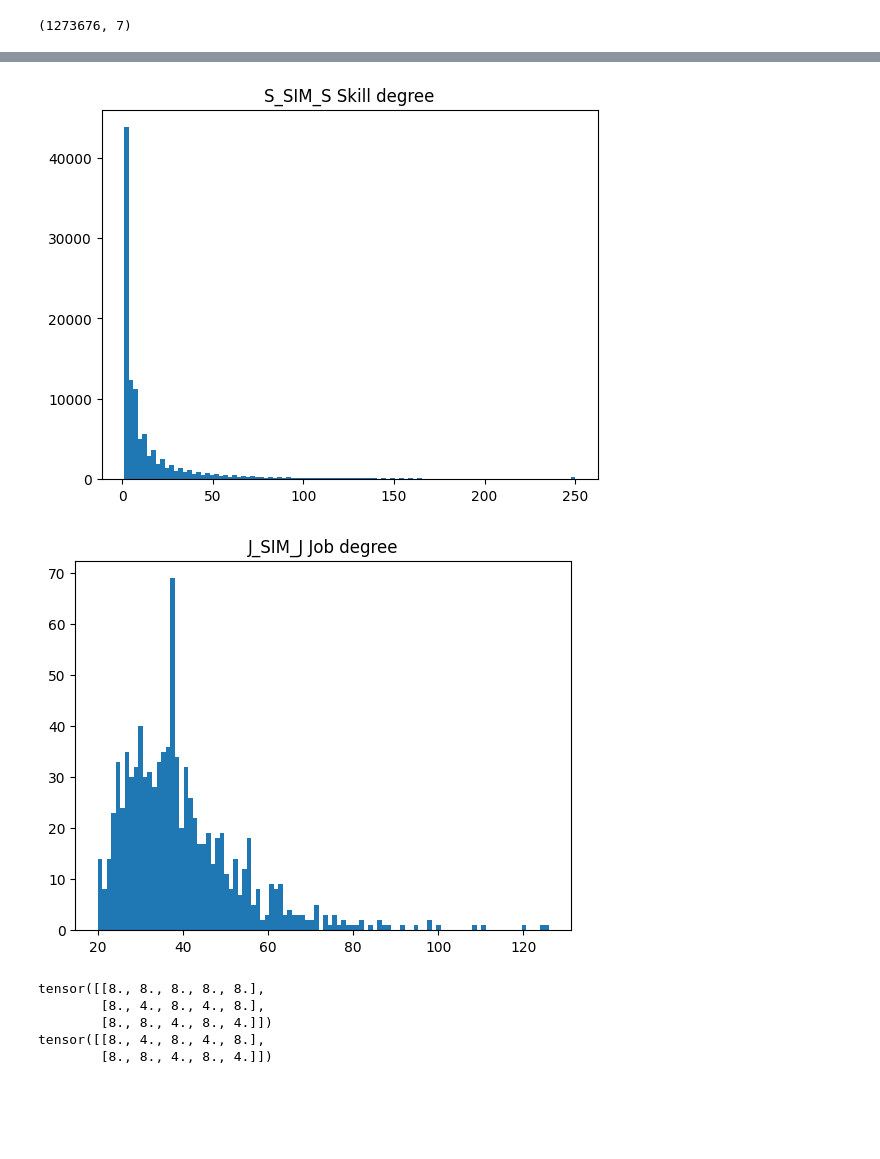
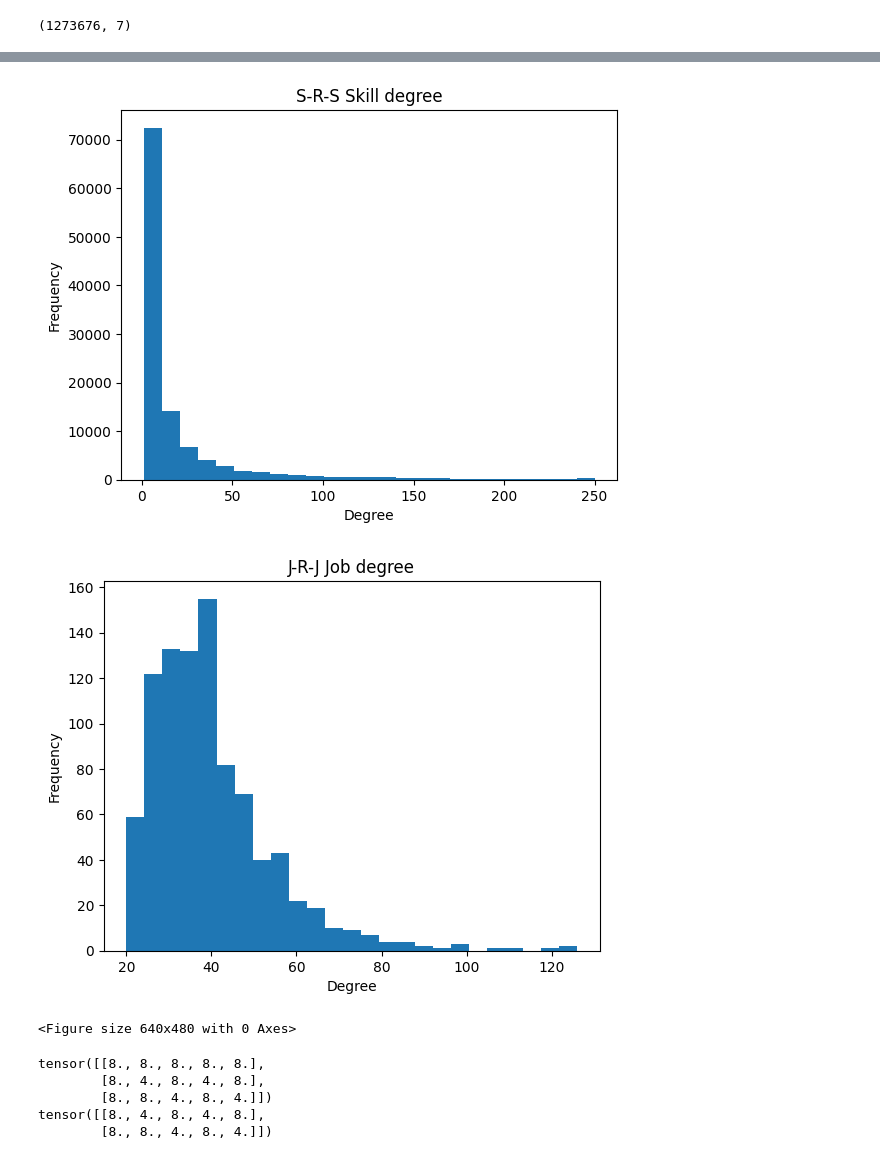
Before and after one commit to AmosDinh/Skill_Job_GNN, a Jupyter notebook: colab.ipynb, the cells around one changed output, grey strips where cells are left out. Cells and saved outputs as stored; diff of their text form; code cells hidden in the pictures; blank space fills up the shorter version.

```diff
--- a/colab.ipynb
+++ b/colab.ipynb
@@ -250,7 +253,7 @@ skill_sbert_embeddings = pca.transform(embedder.encode(skill_nodes['skill'].toli
 job_sbert_embeddings = pca.transform(embedder.encode(job_nodes['Alternate Title'].tolist(), convert_to_numpy=True, device='cuda'))
 # %%
 # add job-job edges, dataset see https://www.onetcenter.org/dictionary/26.3/excel/related_occupations.html
-job_job_edges = pd.read_csv(colab_path+'neo4jgraph/onet_related_occupations.csv')
+job_job_edges = pd.read_csv('neo4jgraph/onet_related_occupations.csv')
 # %%
 job_job_edges
 # %% [output]
@@ -271,13 +274,13 @@ job_job_edges
 job_job_edges['job_src'] = job_job_edges['index_x'].apply(lambda x: jobmapping[x])
 job_job_edges['job_dst'] = job_job_edges['index_y'].apply(lambda x: jobmapping[x])
 relatedness_weight = {
-    'Supplemental':1,
-    'Primary-Long':2,
-    'Primary-Short':4
+    'Supplemental':0.5,
+    'Primary-Long':0.7,
+    'Primary-Short':1
 }
 job_job_edges['relatedness_weight'] = job_job_edges['Relatedness Tier'].apply(lambda x: relatedness_weight[x])
 # %%
-skill_skill_edges = pd.read_csv(colab_path+'neo4jgraph/skill_skill_edges.csv')
+skill_skill_edges = pd.read_csv('neo4jgraph/skill_skill_edges.csv')
 # %%
 #filter out potentially bad skills (which are not in our original skillmapping)
 skill_skill_edges = skill_skill_edges.loc[(skill_skill_edges.skill.isin(list(skillmapping.keys()))) & (skill_skill_edges.related_skill.isin(list(skillmapping.keys())))]
@@ -290,7 +293,7 @@ skill_skill_edges =  skill_skill_edges.groupby('skill_src').apply(lambda group:
 skill_skill_edges =  skill_skill_edges.groupby('skill_dst').apply(lambda group: group.nlargest(125,'cosine_sim_score')).reset_index(drop=True)
 # %%
 from torch_geometric.data import HeteroData
-
+import torch
 
 data = HeteroData()
 data['Skill'].x = torch.tensor(skill_sbert_embeddings)
@@ -301,6 +304,6 @@ data['Skill','IS_SIMILAR_SKILL','Skill'].edge_index = torch.tensor(skill_skill_e
 data['Job','IS_SIMILAR_JOB','Job'].edge_index = torch.tensor(job_job_edges[['job_src','job_dst']].to_numpy().T)
 
 
-data['Job','REQUIRES','Skill'].edge_weight = torch.tensor(skill_job_edges['scaled_tfidf'].to_numpy()).to(torch.float)
+data['Job','REQUIRES','Skill'].edge_weight = torch.tensor(skill_job_edges['normalized_tfidf'].to_numpy()).to(torch.float)
 data['Skill','IS_SIMILAR_SKILL','Skill'].edge_weight = torch.tensor(skill_skill_edges['cosine_sim_score'].to_numpy()).to(torch.float)
 data['Job','IS_SIMILAR_JOB','Job'].edge_weight = torch.tensor(job_job_edges['relatedness_weight'].to_numpy()).to(torch.float)
@@ -355,17 +370,44 @@ print(f'Average total degree: Job: {(torch.sum(JRS_J)+torch.sum(J_SIM_J))/actual
 print(f'Average total degree: Skill: {(torch.sum(JRS_S)+torch.sum(S_SIM_S))/actual_skill_n}')
 
 import matplotlib.pyplot as plt
-plt.title('JRS Job degree distribution')
-plt.hist(JRS_J[JRS_J!=0], bins=10);
+import os
+
+os.makedirs("plot_images/", exist_ok=True)
+
+# Plot and save the first plot
+plt.title('J-R-S Job degree-distribution')
+plt.hist(JRS_J[JRS_J != 0], bins=25)
+plt.xlabel('Degree')
+plt.ylabel('Frequency')
+plt.savefig('plot_images/JRS_J_degree_distribution.svg', format='svg')
 plt.show()
-plt.title('JRS Skill degree distribution')
-plt.hist(JRS_S[JRS_S!=0], bins=100);
+plt.clf()  # Clear the current figure
+
+# Plot and save the second plot
+plt.title('J-R-S Skill degree-distribution')
+plt.hist(JRS_S[JRS_S != 0], bins=25)
+plt.xlabel('Degree')
+plt.ylabel('Frequency')
+plt.savefig('plot_images/JRS_S_degree_distribution.svg', format='svg')
 plt.show()
-plt.title('S_SIM_S Skill degree')
-plt.hist(S_SIM_S[S_SIM_S!=0], bins=100);
+plt.clf()  # Clear the current figure
+
+# Plot and save the third plot
+plt.title('S-R-S Skill degree')
+plt.hist(S_SIM_S[S_SIM_S != 0], bins=25)
+plt.xlabel('Degree')
+plt.ylabel('Frequency')
+plt.savefig('plot_images/S_SIM_S_skill_degree.svg', format='svg')
 plt.show()
-plt.title('J_SIM_J Job degree')
-plt.hist(J_SIM_J[J_SIM_J!=0], bins=100);
+plt.clf()  # Clear the current figure
+
+# Plot and save the fourth plot
+plt.title('J-R-J Job degree')
+plt.hist(J_SIM_J[J_SIM_J != 0], bins=25)
+plt.xlabel('Degree')
+plt.ylabel('Frequency')
+plt.savefig('plot_images/J_SIM_J_job_degree.svg', format='svg')
 plt.show()
+plt.clf()  # Clear the current figure
 # %% [output]
 Jobs: 55653, actual Jobs used (in at least one edge): 16269
@@ -390,5 +432,6 @@ Average total degree: Skill: 22.499771118164062
-[figure, old version]
+[figure, new version]
-[figure, old version]
+[figure, new version]
+<Figure size 640x480 with 0 Axes>
 # %%
 # Add features:
 # - node degree
```
Also changed, not shown: parts of 29 cells of this notebook.
